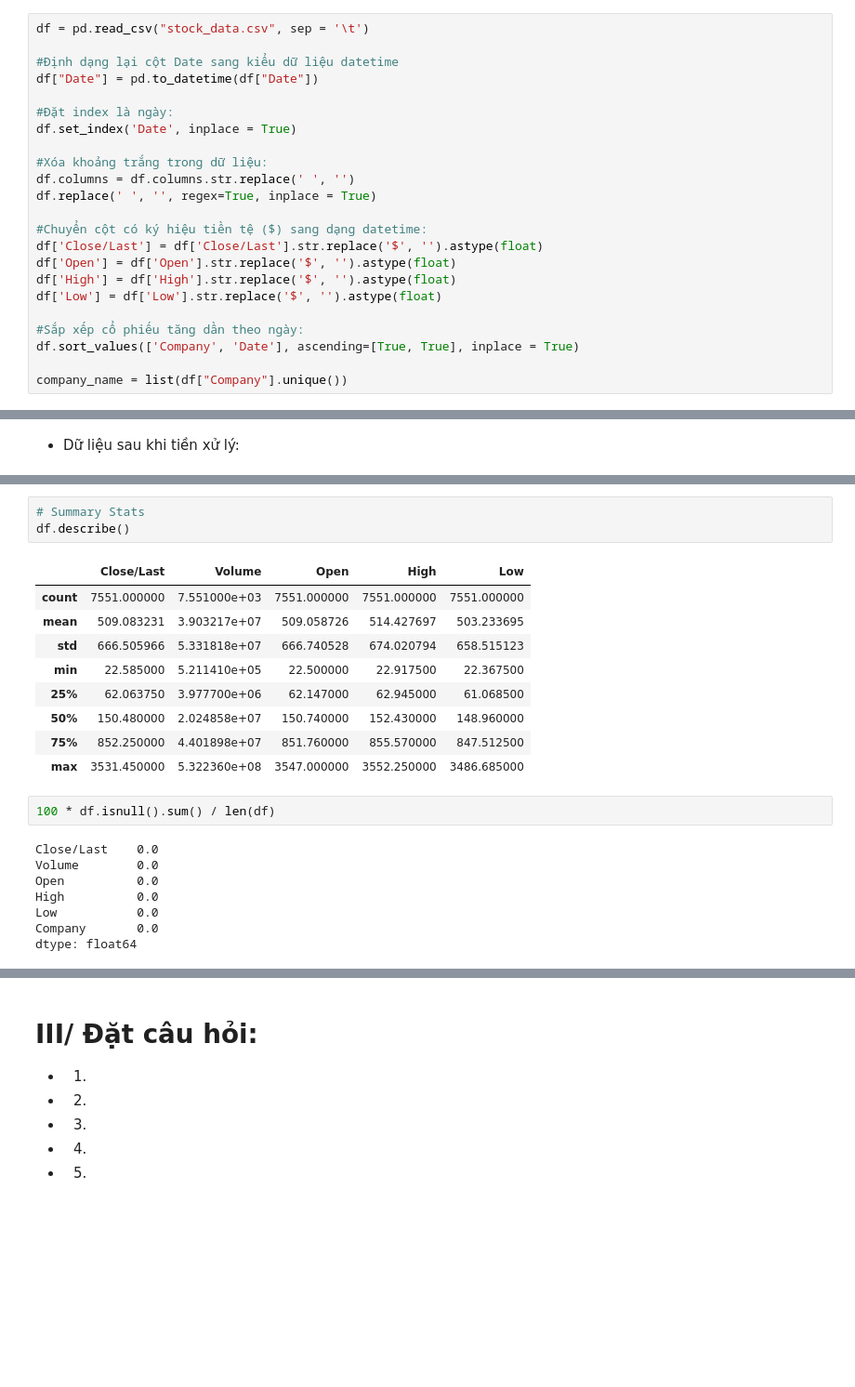
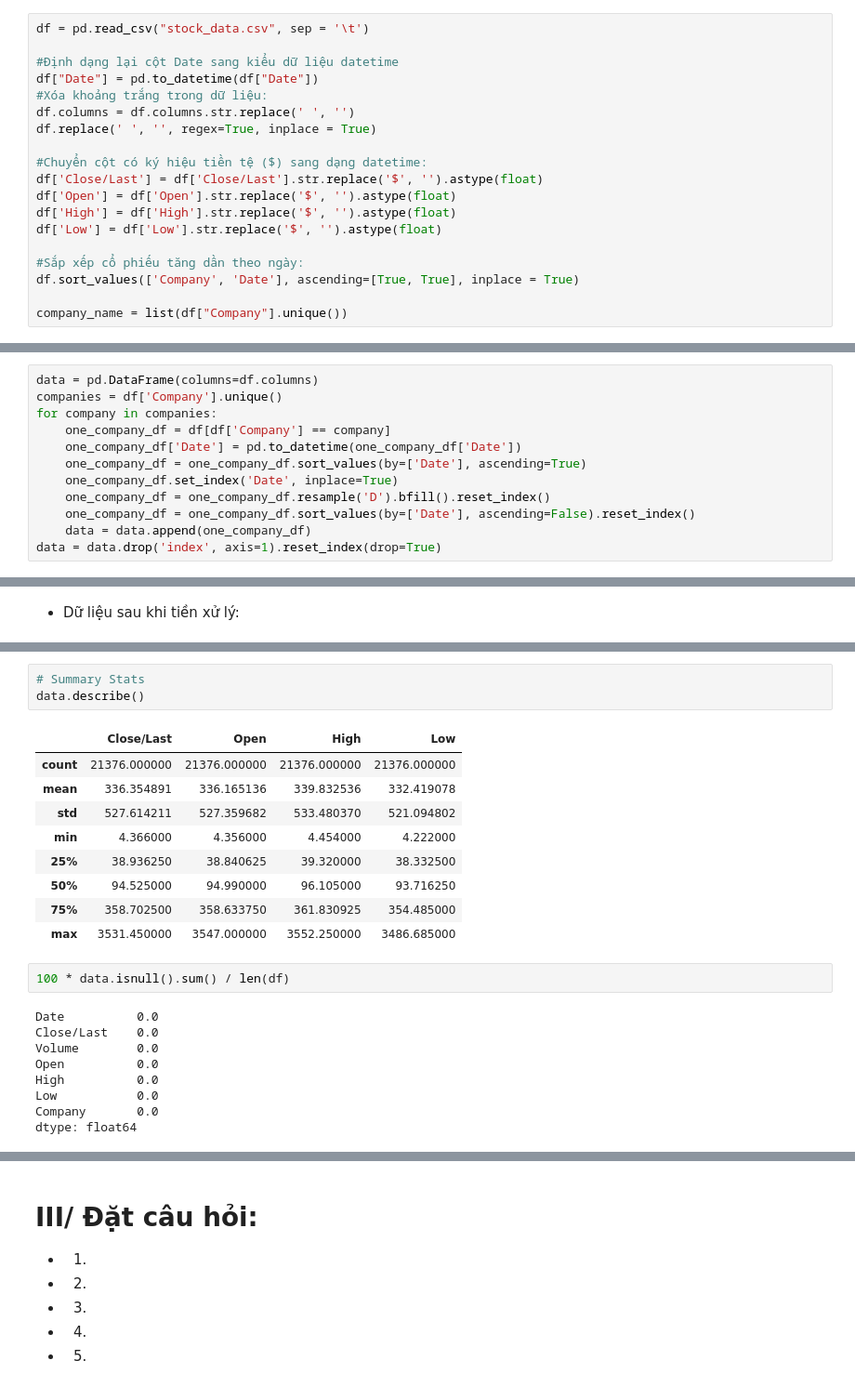
Before and after one commit to bason1999qn/Final_Project_Data_Science, a Jupyter notebook: Lab_Final.ipynb, the cells around one changed output, grey strips where cells are left out. Shown: that part at 93% size. Cells and saved outputs as stored; diff of their text form; blank space fills up the shorter version.

```diff
--- a/Lab_Final.ipynb
+++ b/Lab_Final.ipynb
@@ -180,10 +171,6 @@ df = pd.read_csv("stock_data.csv", sep = '\t')
 
 #Định dạng lại cột Date sang kiểu dữ liệu datetime
 df["Date"] = pd.to_datetime(df["Date"])
-
-#Đặt index là ngày:
-df.set_index('Date', inplace = True)
-
 #Xóa khoảng trắng trong dữ liệu:
 df.columns = df.columns.str.replace(' ', '')
 df.replace(' ', '', regex=True, inplace = True)
@@ -200,0 +190,12 @@ company_name = list(df["Company"].unique())
+# %%
+data = pd.DataFrame(columns=df.columns)
+companies = df['Company'].unique()
+for company in companies:
+    one_company_df = df[df['Company'] == company]
+    one_company_df['Date'] = pd.to_datetime(one_company_df['Date'])
+    one_company_df = one_company_df.sort_values(by=['Date'], ascending=True)
+    one_company_df.set_index('Date', inplace=True)
+    one_company_df = one_company_df.resample('D').bfill().reset_index()
+    one_company_df = one_company_df.sort_values(by=['Date'], ascending=False).reset_index()
+    data = data.append(one_company_df)
+data = data.drop('index', axis=1).reset_index(drop=True)
@@ -227,19 +234,20 @@ memory usage: 412.9+ KB
 # %%
 # Summary Stats
-df.describe()
+data.describe()
 # %% [output]
-|  | Close/Last | Volume | Open | High | Low |
-| count | 7551.000000 | 7.551000e+03 | 7551.000000 | 7551.000000 | 7551.000000 |
-| mean | 509.083231 | 3.903217e+07 | 509.058726 | 514.427697 | 503.233695 |
-| std | 666.505966 | 5.331818e+07 | 666.740528 | 674.020794 | 658.515123 |
-| min | 22.585000 | 5.211410e+05 | 22.500000 | 22.917500 | 22.367500 |
-| 25% | 62.063750 | 3.977700e+06 | 62.147000 | 62.945000 | 61.068500 |
-| 50% | 150.480000 | 2.024858e+07 | 150.740000 | 152.430000 | 148.960000 |
-| 75% | 852.250000 | 4.401898e+07 | 851.760000 | 855.570000 | 847.512500 |
-| max | 3531.450000 | 5.322360e+08 | 3547.000000 | 3552.250000 | 3486.685000 |
+|  | Close/Last | Open | High | Low |
+| count | 21376.000000 | 21376.000000 | 21376.000000 | 21376.000000 |
+| mean | 336.354891 | 336.165136 | 339.832536 | 332.419078 |
+| std | 527.614211 | 527.359682 | 533.480370 | 521.094802 |
+| min | 4.366000 | 4.356000 | 4.454000 | 4.222000 |
+| 25% | 38.936250 | 38.840625 | 39.320000 | 38.332500 |
+| 50% | 94.525000 | 94.990000 | 96.105000 | 93.716250 |
+| 75% | 358.702500 | 358.633750 | 361.830925 | 354.485000 |
+| max | 3531.450000 | 3547.000000 | 3552.250000 | 3486.685000 |
 # %%
-100 * df.isnull().sum() / len(df)
+100 * data.isnull().sum() / len(df)
 # %% [output]
+Date          0.0
 Close/Last    0.0
 Volume        0.0
 Open          0.0
```
Also changed, not shown: parts of 64 cells of this notebook, 1 other file.
